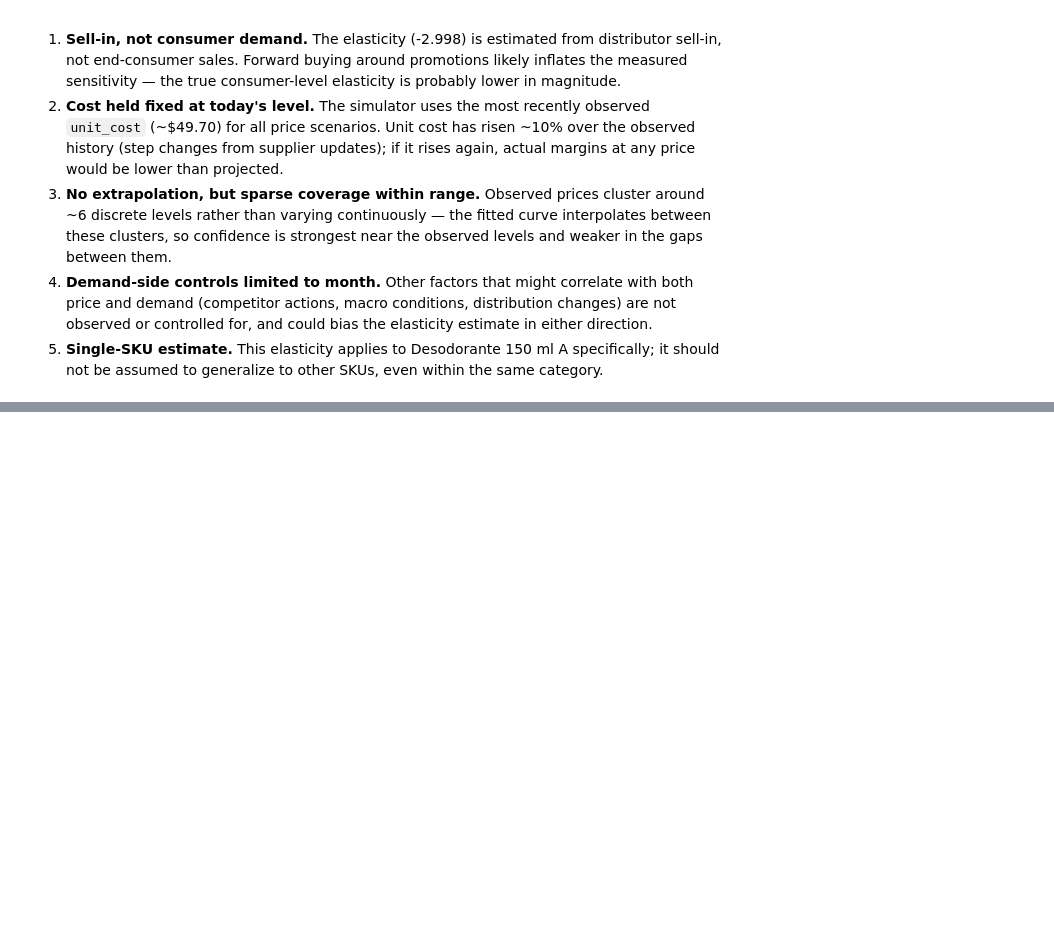
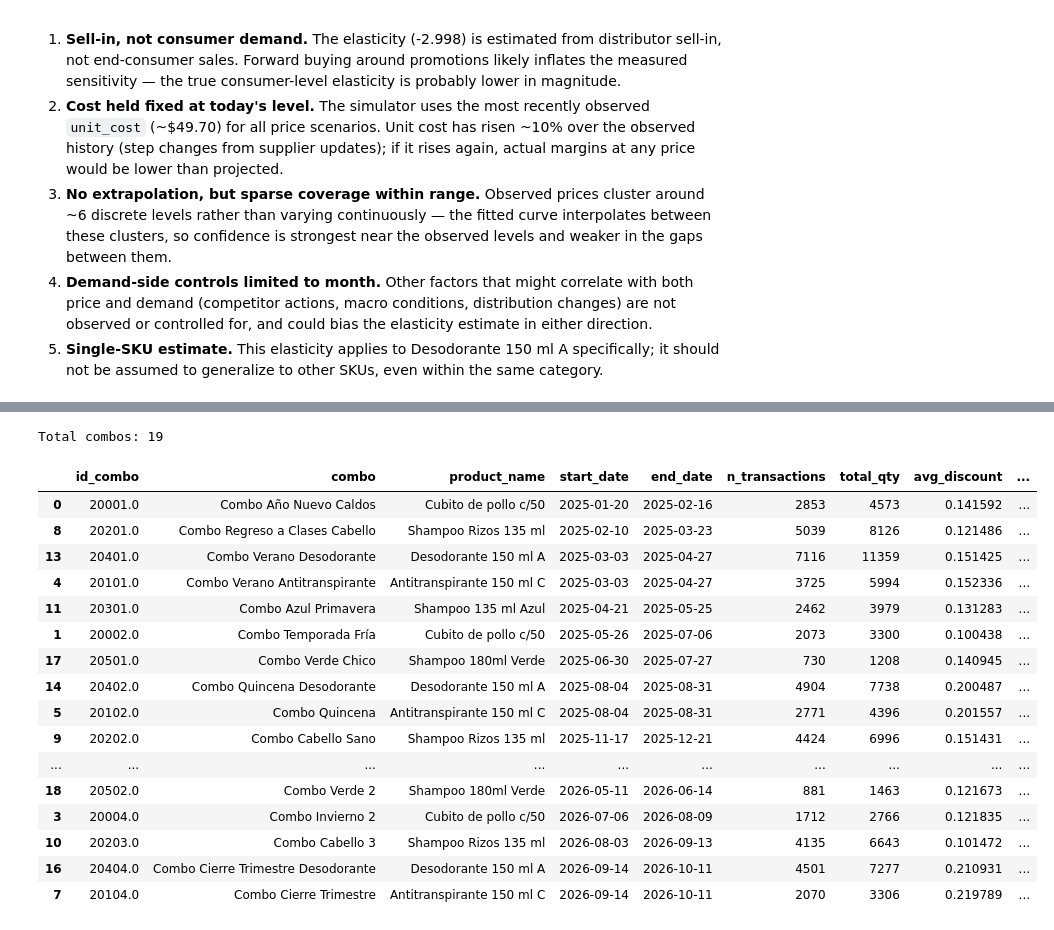
Before and after one commit to SibraimT/VEMIO-trial, a Jupyter notebook: notebooks/01_eda_cleaning.ipynb, the cells around one changed output, grey strips where cells are left out. Drawn from its saved outputs; the diff is of its cells as text; code cells hidden in the pictures; blank space fills up the shorter version.

Commit message:
feat: estimate promotional uplift and margin impact for two Desodorante promotions (Challenge C)

```diff
--- a/notebooks/01_eda_cleaning.ipynb
+++ b/notebooks/01_eda_cleaning.ipynb
@@ -1097,0 +1108,39 @@ rather than seeking a single "optimal" price.
+# %%
+combos = df[df["id_combo"].notnull()].copy()
+
+combo_summary = (
+    combos.groupby(["id_combo", "combo", "product_name"])
+    .agg(
+        start_date=("date", "min"),
+        end_date=("date", "max"),
+        n_transactions=("ticket_code", "count"),
+        total_qty=("sell_in_quantity", "sum"),
+        avg_discount=("discount", "mean"),
+    )
+    .reset_index()
+    .sort_values("start_date")
+)
+
+combo_summary["duration_days"] = (combo_summary["end_date"] - combo_summary["start_date"]).dt.days
+
+print(f"Total combos: {combo_summary['id_combo'].nunique()}")
+combo_summary.head(20)
+# %% [output]
+Total combos: 19
+|  | id_combo | combo | product_name | start_date | end_date | n_transactions | total_qty | avg_discount | ... |
+| 0 | 20001.0 | Combo Año Nuevo Caldos | Cubito de pollo c/50 | 2025-01-20 | 2025-02-16 | 2853 | 4573 | 0.141592 | ... |
+| 8 | 20201.0 | Combo Regreso a Clases Cabello | Shampoo Rizos 135 ml | 2025-02-10 | 2025-03-23 | 5039 | 8126 | 0.121486 | ... |
+| 13 | 20401.0 | Combo Verano Desodorante | Desodorante 150 ml A | 2025-03-03 | 2025-04-27 | 7116 | 11359 | 0.151425 | ... |
+| 4 | 20101.0 | Combo Verano Antitranspirante | Antitranspirante 150 ml C | 2025-03-03 | 2025-04-27 | 3725 | 5994 | 0.152336 | ... |
+| 11 | 20301.0 | Combo Azul Primavera | Shampoo 135 ml Azul | 2025-04-21 | 2025-05-25 | 2462 | 3979 | 0.131283 | ... |
+| 1 | 20002.0 | Combo Temporada Fría | Cubito de pollo c/50 | 2025-05-26 | 2025-07-06 | 2073 | 3300 | 0.100438 | ... |
+| 17 | 20501.0 | Combo Verde Chico | Shampoo 180ml Verde | 2025-06-30 | 2025-07-27 | 730 | 1208 | 0.140945 | ... |
+| 14 | 20402.0 | Combo Quincena Desodorante | Desodorante 150 ml A | 2025-08-04 | 2025-08-31 | 4904 | 7738 | 0.200487 | ... |
+| 5 | 20102.0 | Combo Quincena | Antitranspirante 150 ml C | 2025-08-04 | 2025-08-31 | 2771 | 4396 | 0.201557 | ... |
+| 9 | 20202.0 | Combo Cabello Sano | Shampoo Rizos 135 ml | 2025-11-17 | 2025-12-21 | 4424 | 6996 | 0.151431 | ... |
+| ... | ... | ... | ... | ... | ... | ... | ... | ... | ... |
+| 18 | 20502.0 | Combo Verde 2 | Shampoo 180ml Verde | 2026-05-11 | 2026-06-14 | 881 | 1463 | 0.121673 | ... |
+| 3 | 20004.0 | Combo Invierno 2 | Cubito de pollo c/50 | 2026-07-06 | 2026-08-09 | 1712 | 2766 | 0.121835 | ... |
+| 10 | 20203.0 | Combo Cabello 3 | Shampoo Rizos 135 ml | 2026-08-03 | 2026-09-13 | 4135 | 6643 | 0.101472 | ... |
+| 16 | 20404.0 | Combo Cierre Trimestre Desodorante | Desodorante 150 ml A | 2026-09-14 | 2026-10-11 | 4501 | 7277 | 0.210931 | ... |
+| 7 | 20104.0 | Combo Cierre Trimestre | Antitranspirante 150 ml C | 2026-09-14 | 2026-10-11 | 2070 | 3306 | 0.219789 | ... |
```
Also changed, not shown: parts of 10 cells of this notebook, 1 other file.
